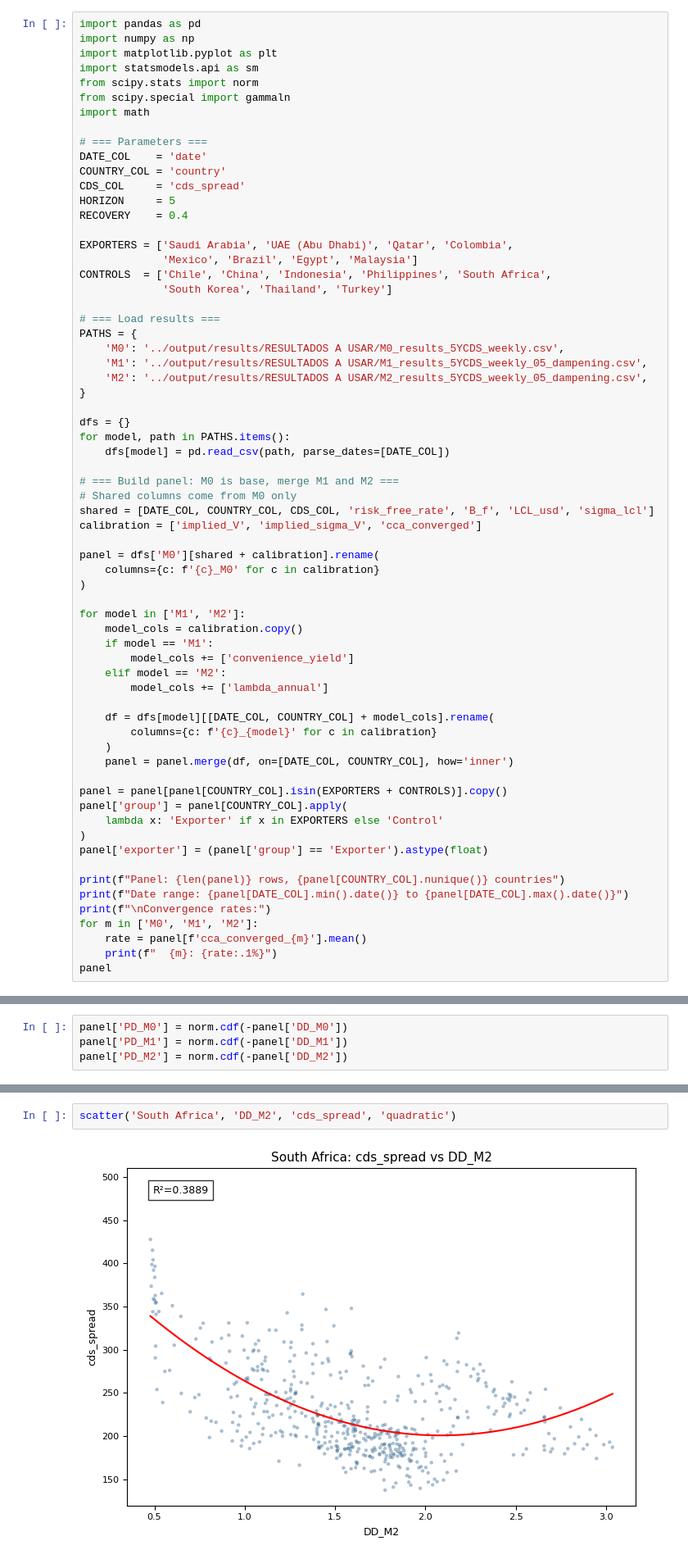
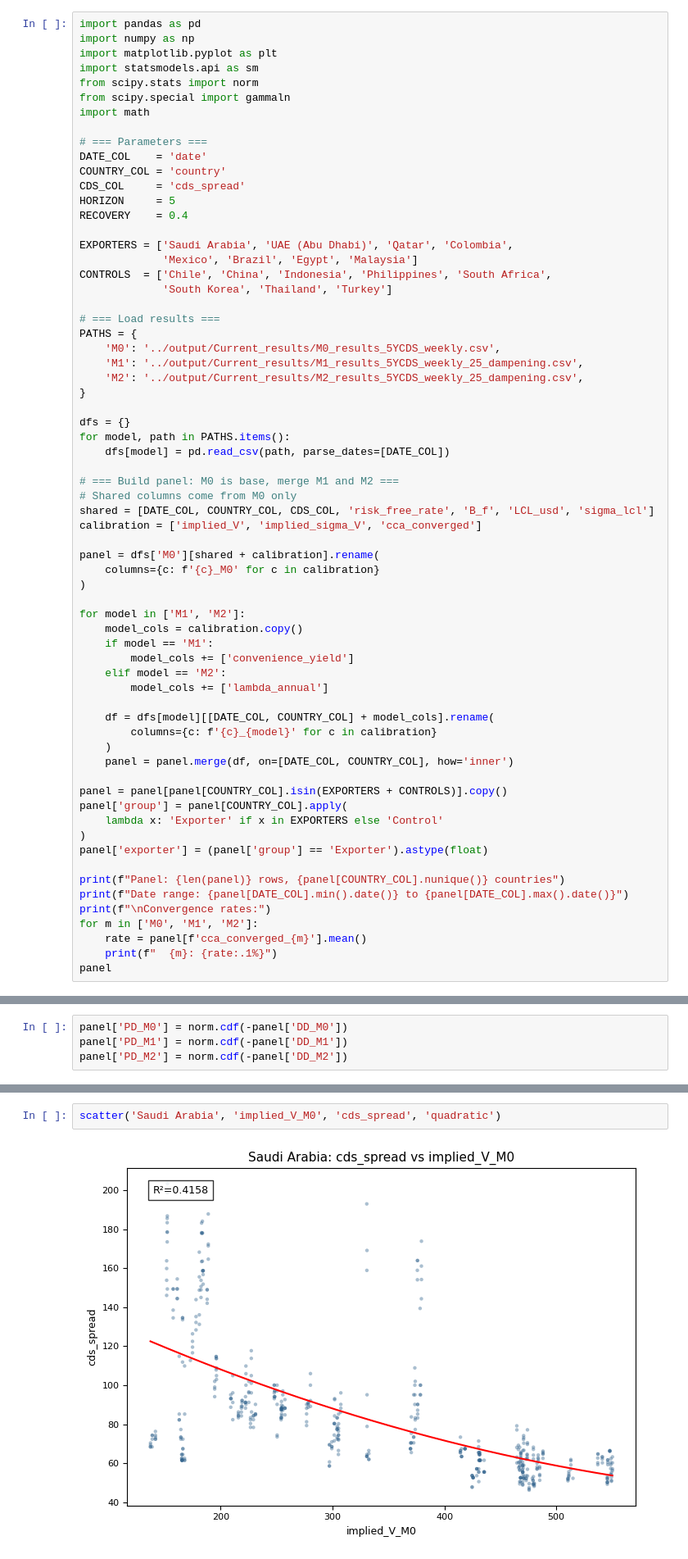
Before and after one commit to juanfp02/commodities_and_sovereigns, a Jupyter notebook: Chapter_03/03_Results_panel.ipynb, the cells around one changed output, grey strips where cells are left out. Shown at 82% size. Cells and saved outputs as stored; diff of their text form.

```diff
--- a/Chapter_03/03_Results_panel.ipynb
+++ b/Chapter_03/03_Results_panel.ipynb
@@ -21,9 +21,9 @@ CONTROLS  = ['Chile', 'China', 'Indonesia', 'Philippines', 'South Africa',
 
 # === Load results ===
 PATHS = {
-    'M0': '../output/results/RESULTADOS A USAR/M0_results_5YCDS_weekly.csv',
-    'M1': '../output/results/RESULTADOS A USAR/M1_results_5YCDS_weekly_05_dampening.csv',
-    'M2': '../output/results/RESULTADOS A USAR/M2_results_5YCDS_weekly_05_dampening.csv',
+    'M0': '../output/Current_results/M0_results_5YCDS_weekly.csv',
+    'M1': '../output/Current_results/M1_results_5YCDS_weekly_25_dampening.csv',
+    'M2': '../output/Current_results/M2_results_5YCDS_weekly_25_dampening.csv',
 }
 
 dfs = {}
@@ -223,9 +223,9 @@ def scatter_all(x_col, y_col, fit='none', by_group=True):
     plt.tight_layout()
     plt.show()
 # %%
-scatter('South Africa', 'DD_M2', 'cds_spread', 'quadratic')
+scatter('Saudi Arabia', 'implied_V_M0', 'cds_spread', 'quadratic')
 # %% [output]
-[figure, old version]
+[figure, new version]
 # %%
 def country_summary(col, models=['M0', 'M1', 'M2'], stat='mean'):
     """Print grouped summary of a variable across models.
```
Also changed, not shown: parts of 1 cell of this notebook, 6 other files.
